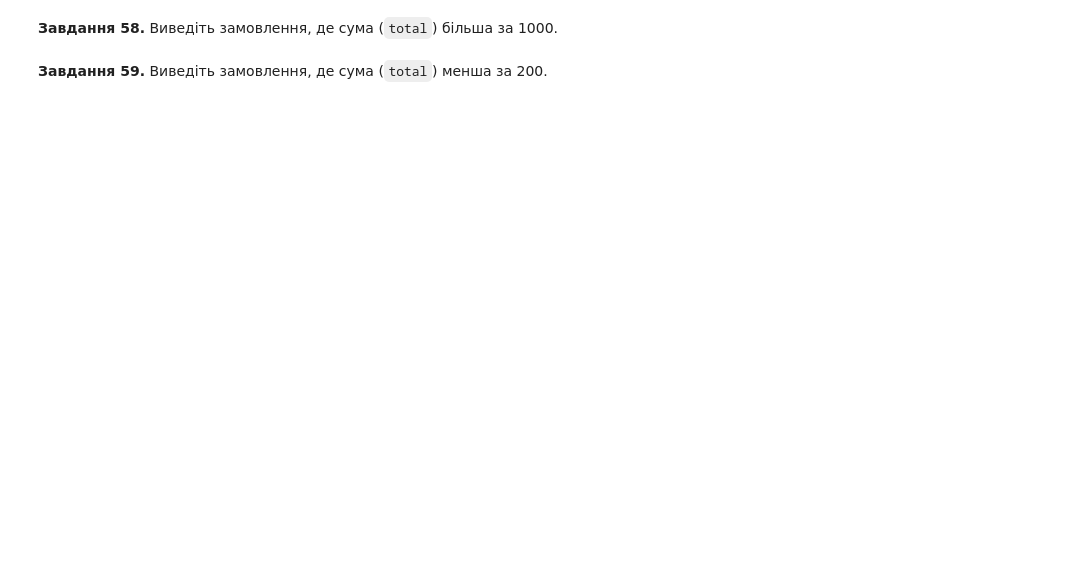
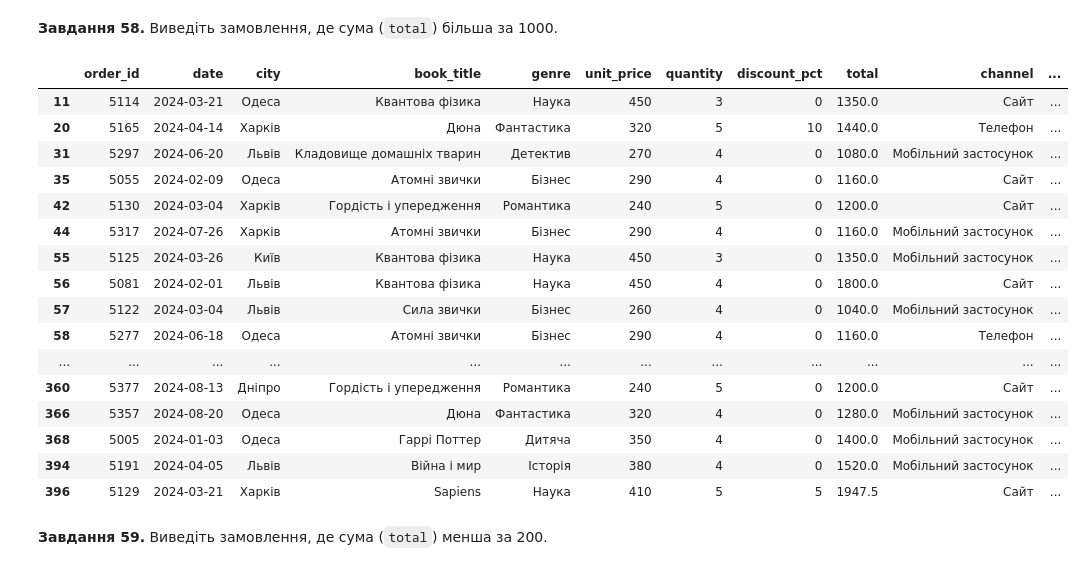
Before and after one commit to volodymyr-holovan/DTA2026, a Jupyter notebook: homework/pandas_practice_120.ipynb, the cells around one changed output. Cells and saved outputs as stored; diff of their text form; code cells hidden in the pictures; blank space fills up the shorter version.

```diff
--- a/homework/pandas_practice_120.ipynb
+++ b/homework/pandas_practice_120.ipynb
@@ -467,6 +878,25 @@ df.head(1)
 **Завдання 58.** Виведіть замовлення, де сума (`total`) більша за 1000.
 # %%
 # Завдання 58:
+df[df["total"] > 1000]
+# %% [output]
+|  | order_id | date | city | book_title | genre | unit_price | quantity | discount_pct | total | channel | ... |
+| 11 | 5114 | 2024-03-21 | Одеса | Квантова фізика | Наука | 450 | 3 | 0 | 1350.0 | Сайт | ... |
+| 20 | 5165 | 2024-04-14 | Харків | Дюна | Фантастика | 320 | 5 | 10 | 1440.0 | Телефон | ... |
+| 31 | 5297 | 2024-06-20 | Львів | Кладовище домашніх тварин | Детектив | 270 | 4 | 0 | 1080.0 | Мобільний застосунок | ... |
+| 35 | 5055 | 2024-02-09 | Одеса | Атомні звички | Бізнес | 290 | 4 | 0 | 1160.0 | Сайт | ... |
+| 42 | 5130 | 2024-03-04 | Харків | Гордість і упередження | Романтика | 240 | 5 | 0 | 1200.0 | Сайт | ... |
+| 44 | 5317 | 2024-07-26 | Харків | Атомні звички | Бізнес | 290 | 4 | 0 | 1160.0 | Мобільний застосунок | ... |
+| 55 | 5125 | 2024-03-26 | Київ | Квантова фізика | Наука | 450 | 3 | 0 | 1350.0 | Мобільний застосунок | ... |
+| 56 | 5081 | 2024-02-01 | Львів | Квантова фізика | Наука | 450 | 4 | 0 | 1800.0 | Сайт | ... |
+| 57 | 5122 | 2024-03-04 | Львів | Сила звички | Бізнес | 260 | 4 | 0 | 1040.0 | Мобільний застосунок | ... |
+| 58 | 5277 | 2024-06-18 | Одеса | Атомні звички | Бізнес | 290 | 4 | 0 | 1160.0 | Телефон | ... |
+| ... | ... | ... | ... | ... | ... | ... | ... | ... | ... | ... | ... |
+| 360 | 5377 | 2024-08-13 | Дніпро | Гордість і упередження | Романтика | 240 | 5 | 0 | 1200.0 | Сайт | ... |
+| 366 | 5357 | 2024-08-20 | Одеса | Дюна | Фантастика | 320 | 4 | 0 | 1280.0 | Мобільний застосунок | ... |
+| 368 | 5005 | 2024-01-03 | Одеса | Гаррі Поттер | Дитяча | 350 | 4 | 0 | 1400.0 | Мобільний застосунок | ... |
+| 394 | 5191 | 2024-04-05 | Львів | Війна і мир | Історія | 380 | 4 | 0 | 1520.0 | Мобільний застосунок | ... |
+| 396 | 5129 | 2024-03-21 | Харків | Sapiens | Наука | 410 | 5 | 5 | 1947.5 | Сайт | ... |
 # %% [markdown]
 **Завдання 59.** Виведіть замовлення, де сума (`total`) менша за 200.
 # %%
```
Also changed, not shown: parts of 54 cells of this notebook.
